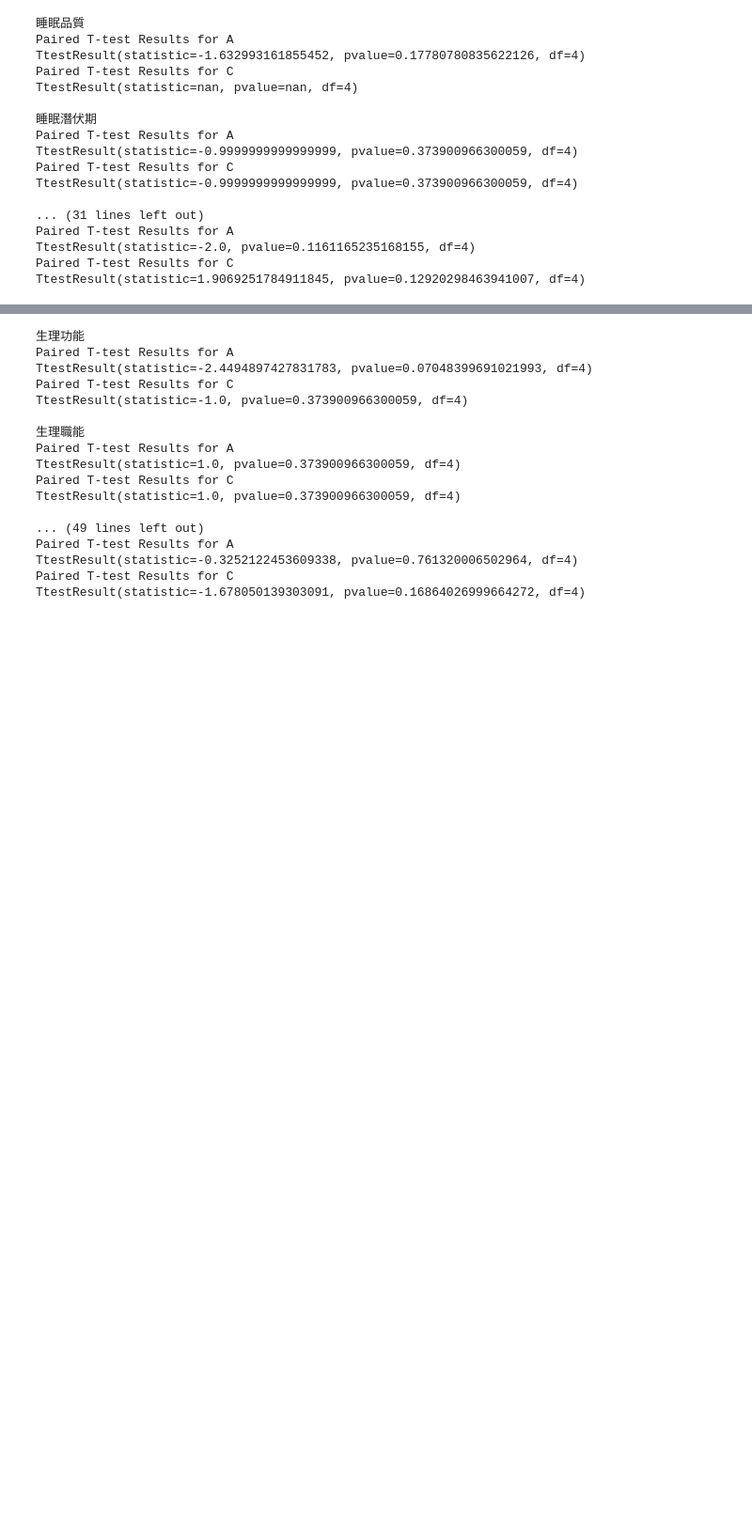
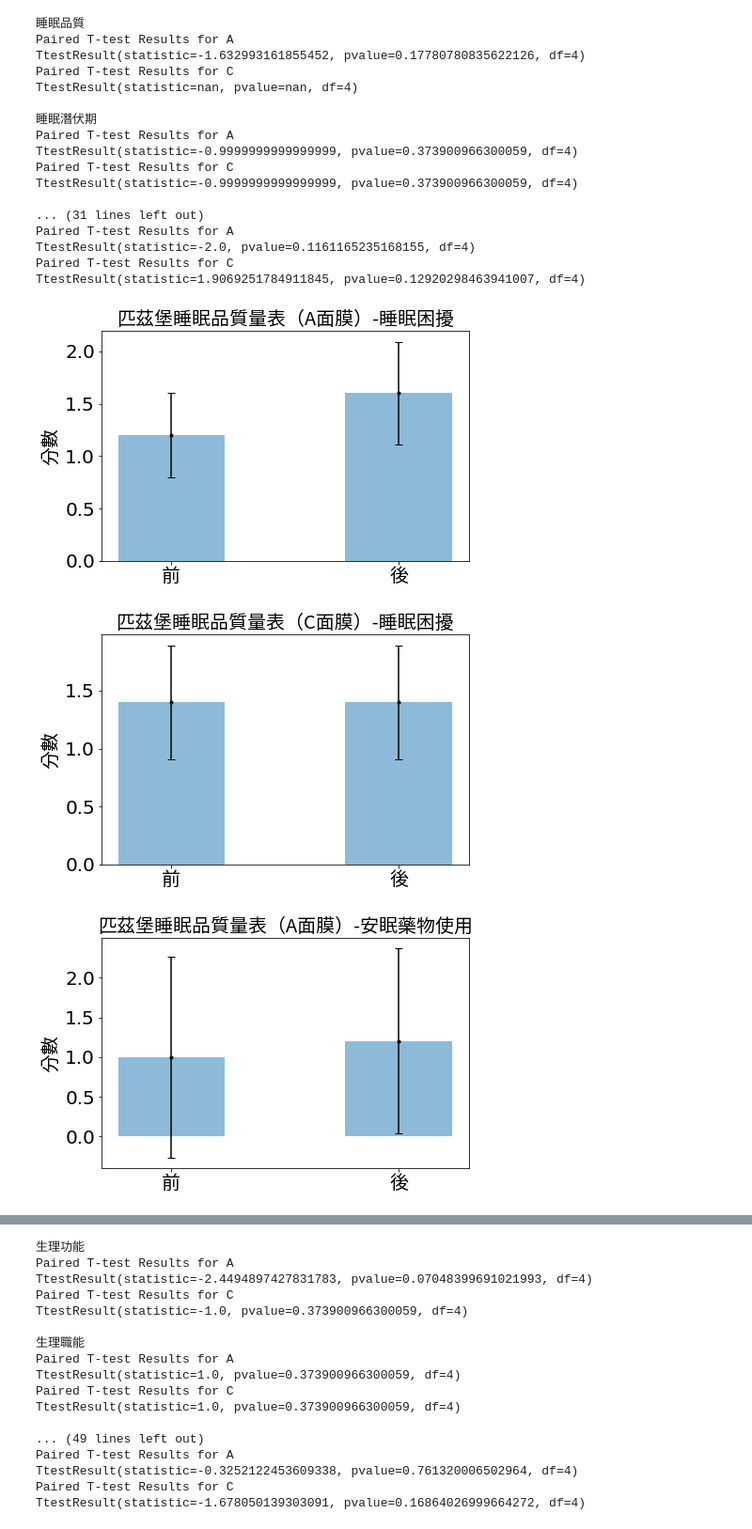
Before and after one commit to jielingl11/Face-Mask-, a Jupyter notebook: analysis.ipynb, the cells around one changed output, grey strips where cells are left out. Shown: that part at 94% size. Drawn from its saved outputs; the diff is of its cells as text; code cells hidden in the pictures; blank space fills up the shorter version.

```diff
--- a/analysis.ipynb
+++ b/analysis.ipynb
@@ -190,7 +190,7 @@ y2= [np.append(np.sum(C_1, axis=1), np.sum(C_3, axis=1))[:7], np.append(np.sum(C
 #plot_total(y2, item_P, 7, '匹茲堡睡眠品質量表（C面膜)', "Total_Pitt_C")
 # %%
 def plot1(before, after, text, survey, ab, add, item):
-    font1 = font(fname= "/Users/jlinglee/Downloads/TaipeiSansTCBeta-Regular.ttf")
+    font1 = font(fname= "/Users/jielinglee/Downloads/TaipeiSansTCBeta-Regular.ttf")
     plt.rcParams['font.size']=20
 
     objects = ('前','後')
@@ -214,6 +214,10 @@ def plot1(before, after, text, survey, ab, add, item):
 #    plot1(A_1[i], A_2[i], "A", "匹茲堡睡眠品質量表", "Pitts1", 0, item_P)
 #    plot1(C_1[i], C_2[i], "C", "匹茲堡睡眠品質量表", "Pitts1", 0, item_P)
 # %%
-#for i in range(4):
-#    plot1(A_3[i], A_3[i], "A", "匹茲堡睡眠品質量表", "Pitts2", 4, item_P)
-#    plot1(C_4[i], C_4[i], "C", "匹茲堡睡眠品質量表", "Pitts2", 4, item_P)
+for i in range(4):
+    plot1(A_3[i], A_4[i], "A", "匹茲堡睡眠品質量表", "Pitts2", 4, item_P)
+    plot1(C_3[i], C_4[i], "C", "匹茲堡睡眠品質量表", "Pitts2", 4, item_P)
+# %% [output]
+[figure, added]
+[figure, added]
+[figure, added]
```
Also changed, not shown: parts of 3 cells of this notebook, 1 other file.
